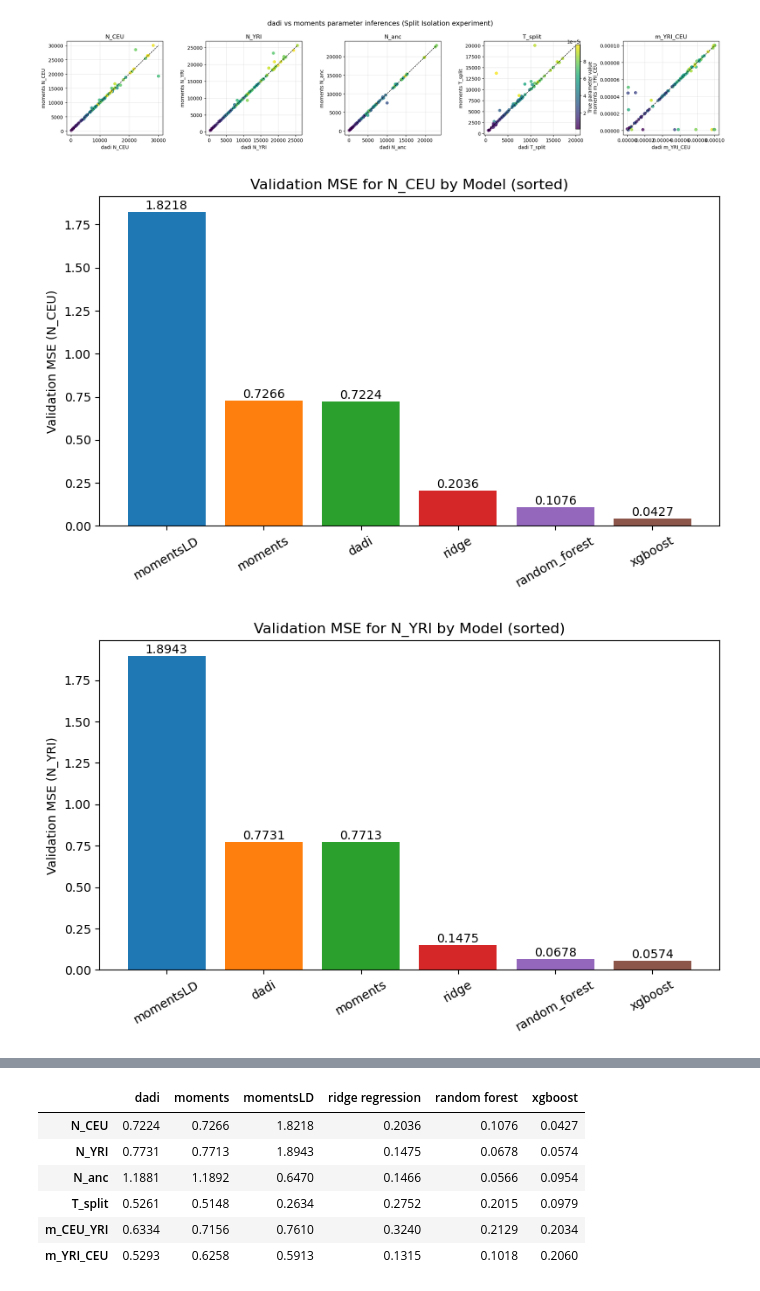
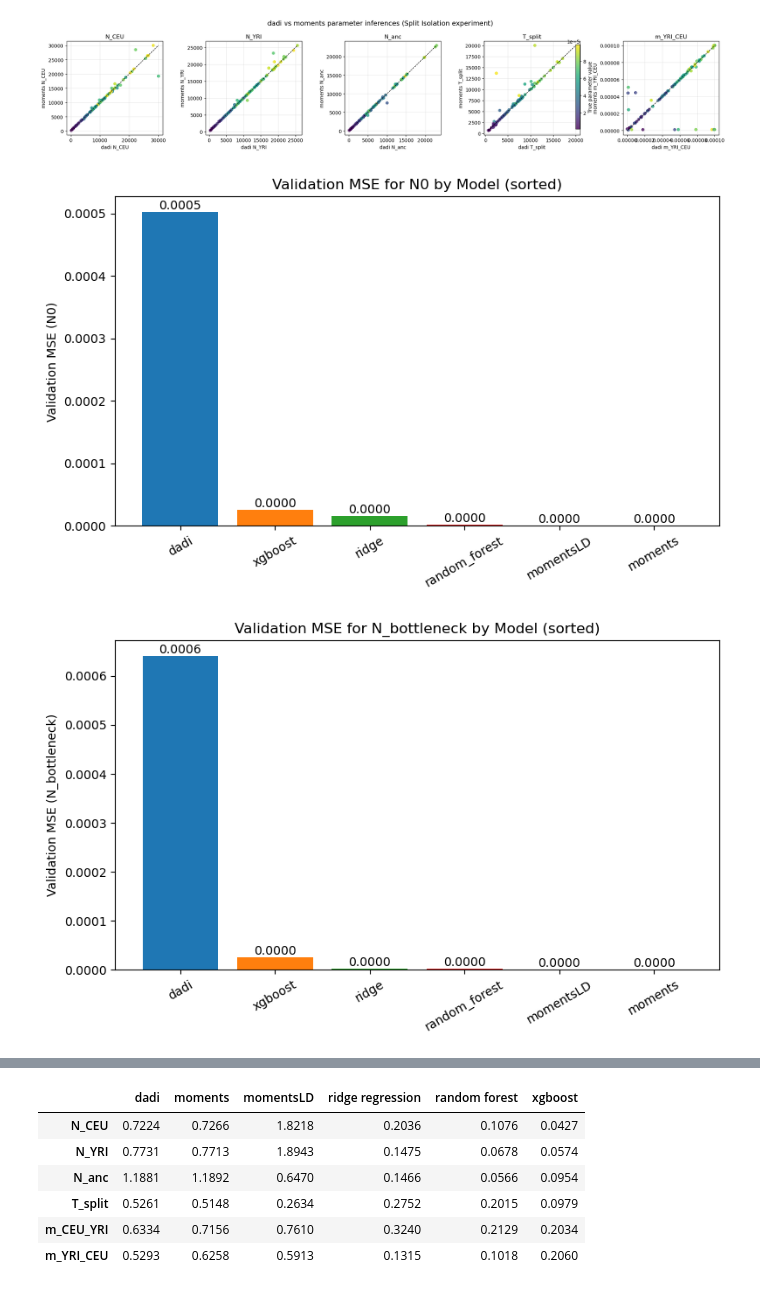
Before and after one commit to ak1376/Infer_Demography, a Jupyter notebook: notebooks/visualization.ipynb, the cells around one changed output, grey strips where cells are left out. Drawn from its saved outputs; the diff is of its cells as text; code cells hidden in the pictures.

```diff
--- a/notebooks/visualization.ipynb
+++ b/notebooks/visualization.ipynb
@@ -625,7 +625,7 @@ Number of simulations loaded: 100
 import json
 import matplotlib.pyplot as plt
 
-experiment_name = 'split_migration'
+experiment_name = 'bottleneck'
 
 metrics_path = f'/home/akapoor/kernlab/Infer_Demography/experiments/{experiment_name}/modeling/datasets/metrics_all.json'
 ridge_path = f'/home/akapoor/kernlab/Infer_Demography/experiments/{experiment_name}/modeling/linear_ridge/linear_model_error_ridge.json'
@@ -648,32 +648,32 @@ for model_dict in [metrics.get('dadi', {}), metrics.get('moments', {}), metrics.
         param_keys.update(model_dict['validation_mse'].keys())
 param_keys = sorted(param_keys)
 
 models = ['dadi', 'moments', 'momentsLD', 'ridge', 'random_forest', 'xgboost']
 model_dicts = [metrics['dadi'], metrics['moments'], metrics['momentsLD'], ridge, rf, xgb]
 
 for param in param_keys:
     mse_dict = {}
     for model, m_dict in zip(models, model_dicts):
         val = m_dict.get('validation_mse', {}).get(param, None)
         mse_dict[model] = val
 
     # Sort models by MSE descending (None treated as lowest)
     sorted_items = sorted(mse_dict.items(), key=lambda x: (x[1] is not None, x[1]), reverse=True)
     sorted_models = [x[0] for x in sorted_items]
     sorted_mse = [x[1] for x in sorted_items]
 
     plt.figure(figsize=(8,5))
     bars = plt.bar(sorted_models, sorted_mse, color=['#1f77b4', '#ff7f0e', '#2ca02c', '#d62728', '#9467bd', '#8c564b'])
     plt.ylabel(f'Validation MSE ({param})')
     plt.title(f'Validation MSE for {param} by Model (sorted)')
     plt.xticks(rotation=30)
 
     # Annotate values
     for i, v in enumerate(sorted_mse):
         plt.text(i, v if v is not None else 0.01, f'{v:.4f}' if v is not None else 'Missing', ha='center', va='bottom', color='black', fontsize=10)
 
     plt.tight_layout()
     plt.show()
 # %% [output]
-[figure, old version]
+[figure, new version]
-[figure, old version]
+[figure, new version]
```
Also changed, not shown: parts of 3 cells of this notebook, 11 other files.
